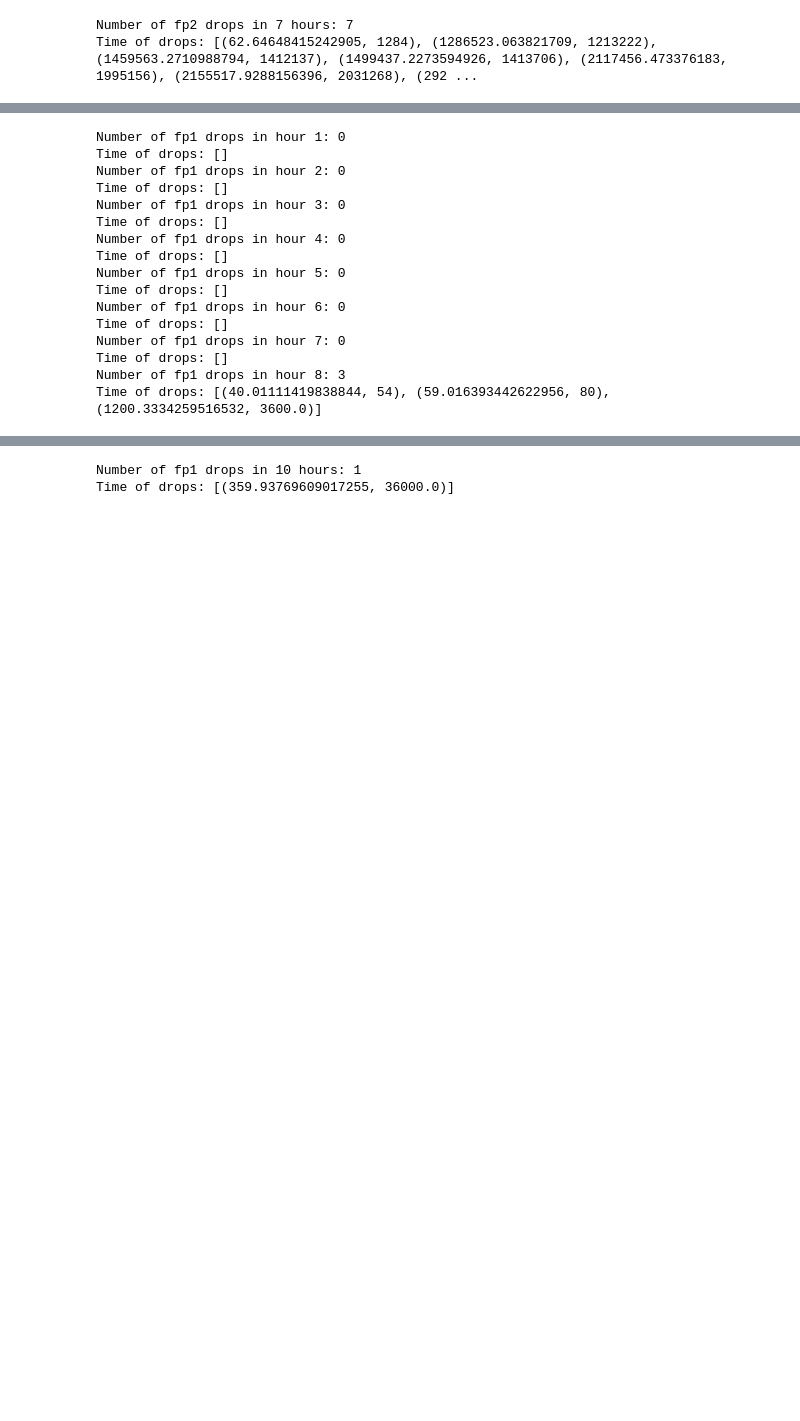
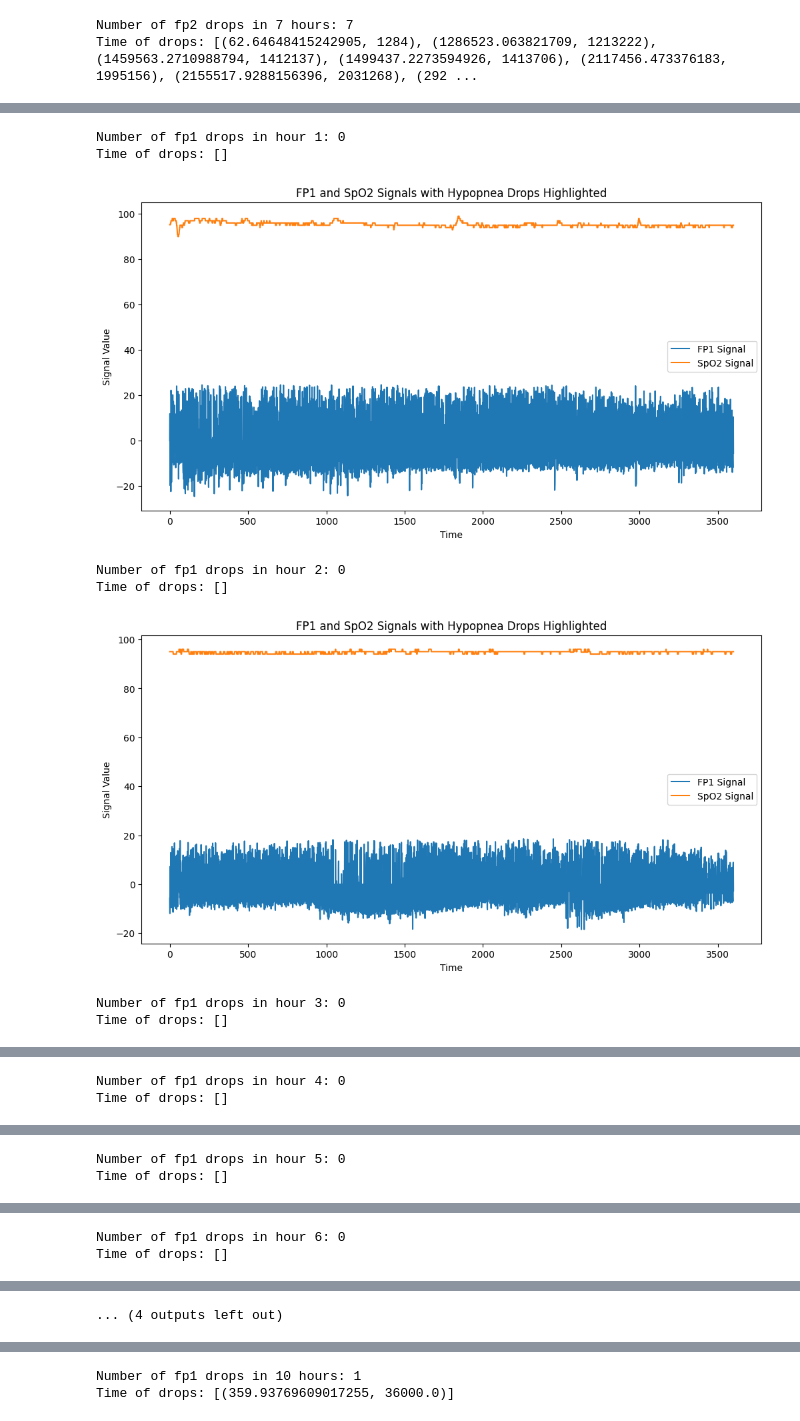
Before and after one commit to ananyac9/osa-dh307, a Jupyter notebook: score_unsupervised.ipynb, the cells around one changed output, grey strips where cells are left out. Saved outputs shown, nothing was run; the diff lists cells and outputs as text; code cells hidden in the pictures; blank space fills up the shorter version.

```diff
--- a/score_unsupervised.ipynb
+++ b/score_unsupervised.ipynb
@@ -363,29 +411,25 @@ Time of drops: [(20.00555709919422, 45), (83.02306196165603, 95), (105.029174770
 # %%
 for j in range(8):
     fp1_big = read_file_signal(edf_files_2[j], npt_index)
     fp1_small = resample_signal(fp1_big, 3600)
     fp1_denoised = thresholding(fp1_small, 2)
     spo2_data = read_file_signal(edf_files_2[j], spo2_index)
     spo2_denoised = thresholding(spo2_data, 2)
     timestamps = np.linspace(0, 3600, len(fp1_denoised))
+    if j==7:
+        temp = np.concatenate((spo2_denoised, np.full(3600-len(spo2_denoised), np.mean(spo2_denoised))))
+        spo2_denoised = temp
     # print(len(fp1_denoised))
     count, time_drops = count_ob_hypopnea(fp1_denoised, spo2_denoised, timestamps)
     print(f"Number of fp1 drops in hour {j + 1}: {count}")
     print(f"Time of drops: {time_drops}")
+    plot_signals_with_drops(fp1_denoised, spo2_denoised, timestamps)
 # %% [output]
 Number of fp1 drops in hour 1: 0
 Time of drops: []
-Number of fp1 drops in hour 2: 0
-Time of drops: []
-Number of fp1 drops in hour 3: 0
-Time of drops: []
-Number of fp1 drops in hour 4: 0
-Time of drops: []
-Number of fp1 drops in hour 5: 0
-Time of drops: []
-Number of fp1 drops in hour 6: 0
-Time of drops: []
-Number of fp1 drops in hour 7: 0
-Time of drops: []
-Number of fp1 drops in hour 8: 3
-Time of drops: [(40.01111419838844, 54), (59.016393442622956, 80), (1200.3334259516532, 3600.0)]
+[figure, added]
+Number of fp1 drops in hour 2: 0
+Time of drops: []
+[figure, added]
+Number of fp1 drops in hour 3: 0
+Time of drops: []
@@ -391,0 +437,2 @@ Time of drops: [(40.01111419838844, 54), (59.016393442622956, 80), (1200.3334259
+Number of fp1 drops in hour 4: 0
+Time of drops: []
@@ -391,0 +440,2 @@ Time of drops: [(40.01111419838844, 54), (59.016393442622956, 80), (1200.3334259
+Number of fp1 drops in hour 5: 0
+Time of drops: []
@@ -391,0 +443,2 @@ Time of drops: [(40.01111419838844, 54), (59.016393442622956, 80), (1200.3334259
+Number of fp1 drops in hour 6: 0
+Time of drops: []
@@ -392,3 +446,4 @@ Time of drops: [(40.01111419838844, 54), (59.016393442622956, 80), (1200.3334259
+... (4 outputs left out)
 # %%
 for j in range(11):
     fp1_big = read_file_signal(edf_files_3[j], npt_index)
```
Also changed, not shown: parts of 12 cells of this notebook, 3 other files.
